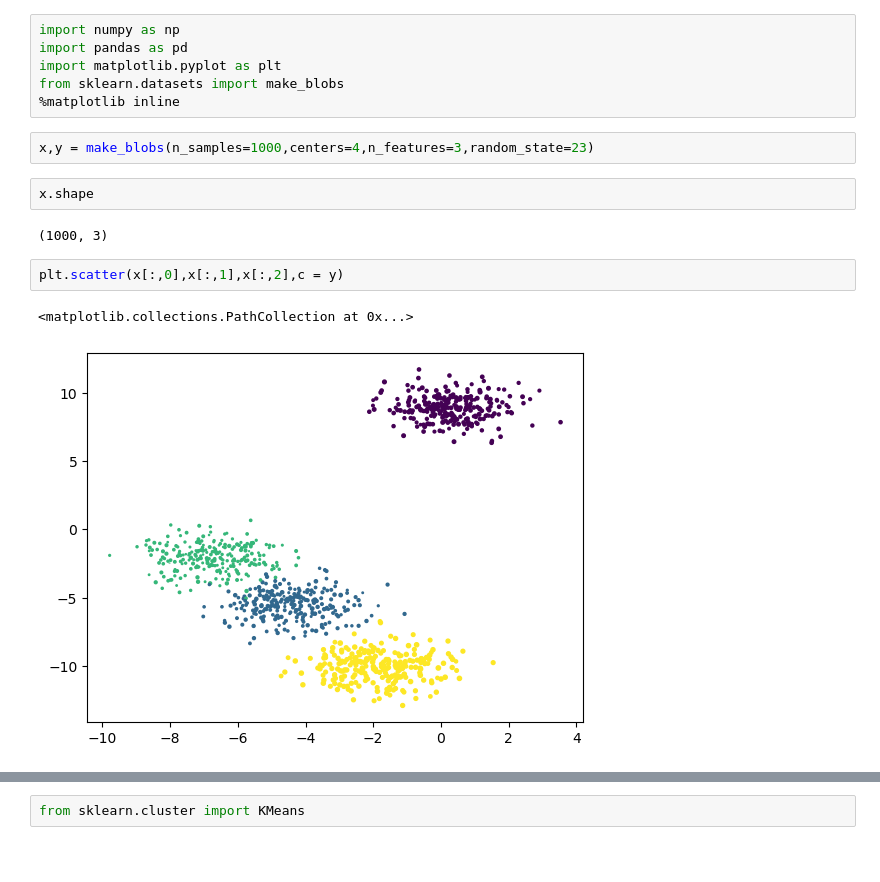
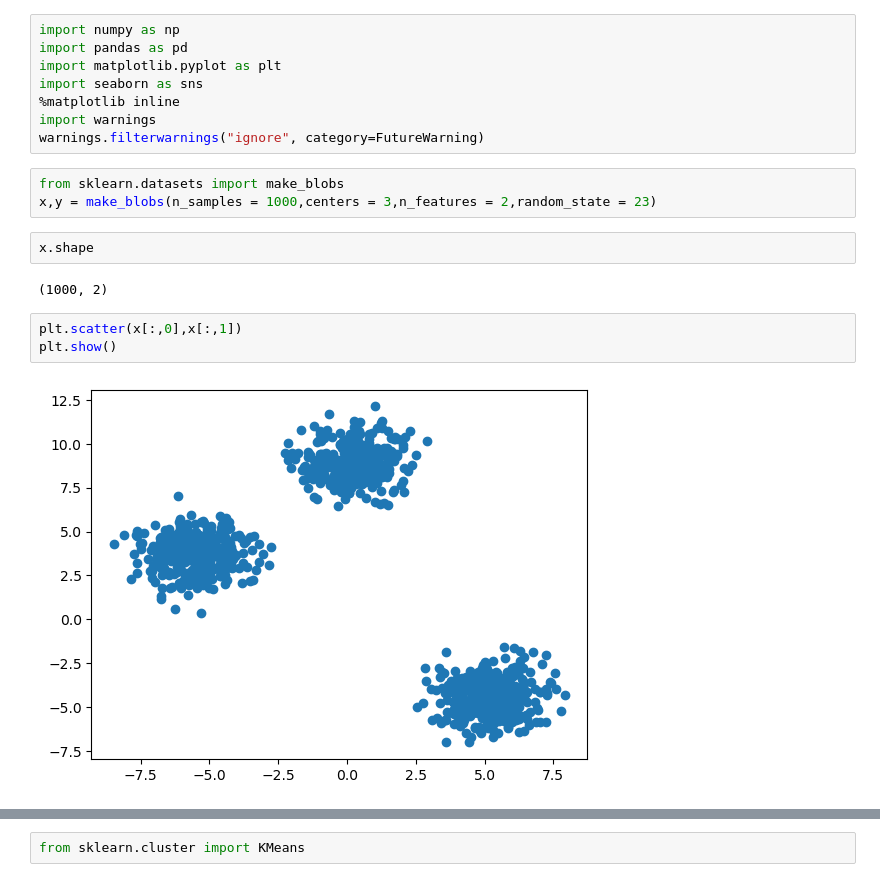
Before and after one commit to krishnabb01/Machine_Learning_algo, a Jupyter notebook: K_Means/K_Means_Clustering.ipynb, the cells around one changed output, grey strips where cells are left out. Drawn from its saved outputs; the diff is of its cells as text; blank space fills up the shorter version.

```diff
--- a/K_Means/K_Means_Clustering.ipynb
+++ b/K_Means/K_Means_Clustering.ipynb
@@ -2,16 +2,19 @@
 import numpy as np
 import pandas as pd
 import matplotlib.pyplot as plt
-from sklearn.datasets import make_blobs
+import seaborn as sns
 %matplotlib inline
+import warnings
+warnings.filterwarnings("ignore", category=FutureWarning)
 # %%
-x,y = make_blobs(n_samples=1000,centers=4,n_features=3,random_state=23)
+from sklearn.datasets import make_blobs
+x,y = make_blobs(n_samples = 1000,centers = 3,n_features = 2,random_state = 23)
 # %%
 x.shape
 # %% [output]
-(1000, 3)
+(1000, 2)
 # %%
-plt.scatter(x[:,0],x[:,1],x[:,2],c = y)
+plt.scatter(x[:,0],x[:,1])
+plt.show()
 # %% [output]
-<matplotlib.collections.PathCollection at 0x...>
-[figure, old version]
+[figure, new version]
```
Also changed, not shown: parts of 26 cells of this notebook.
